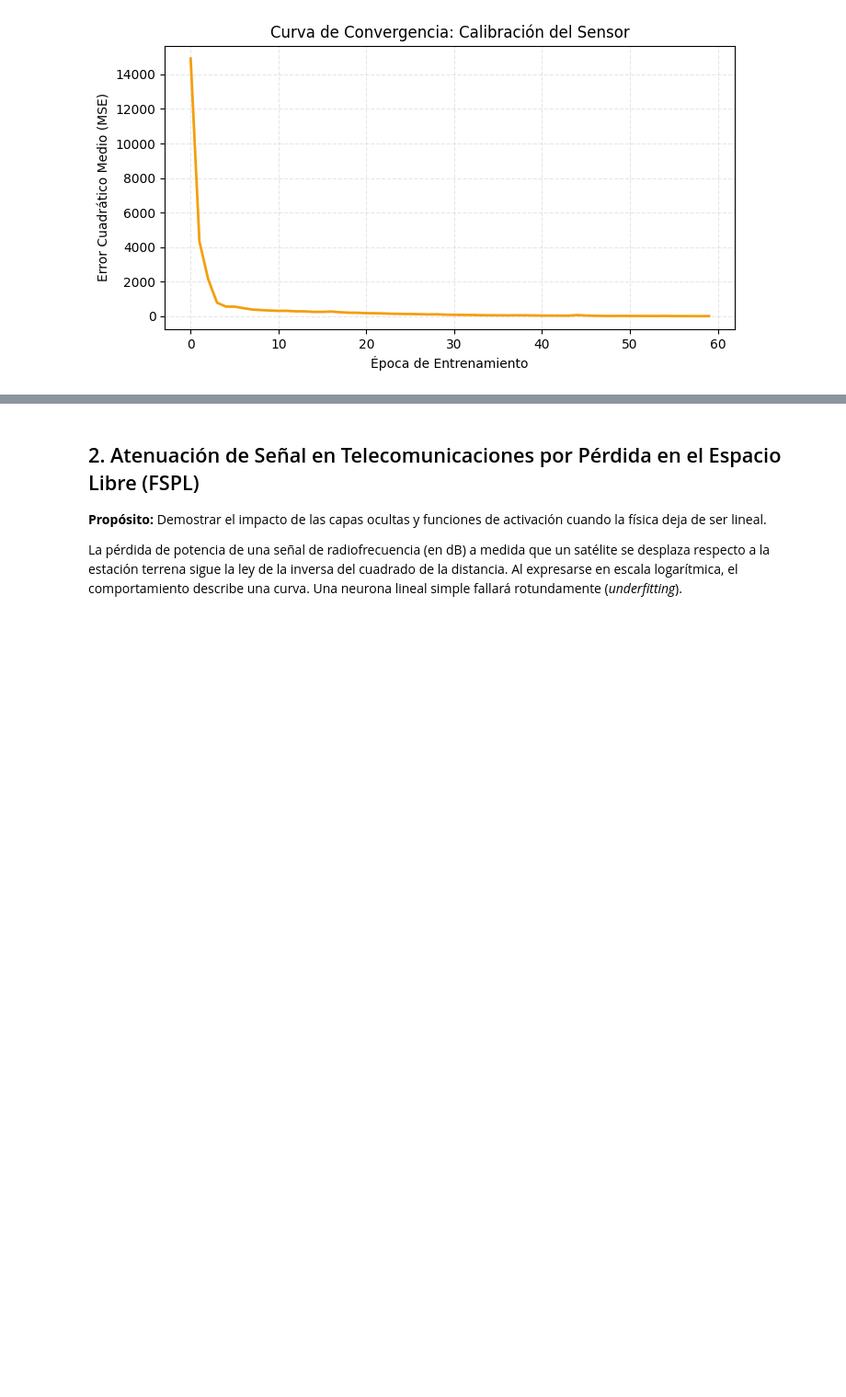
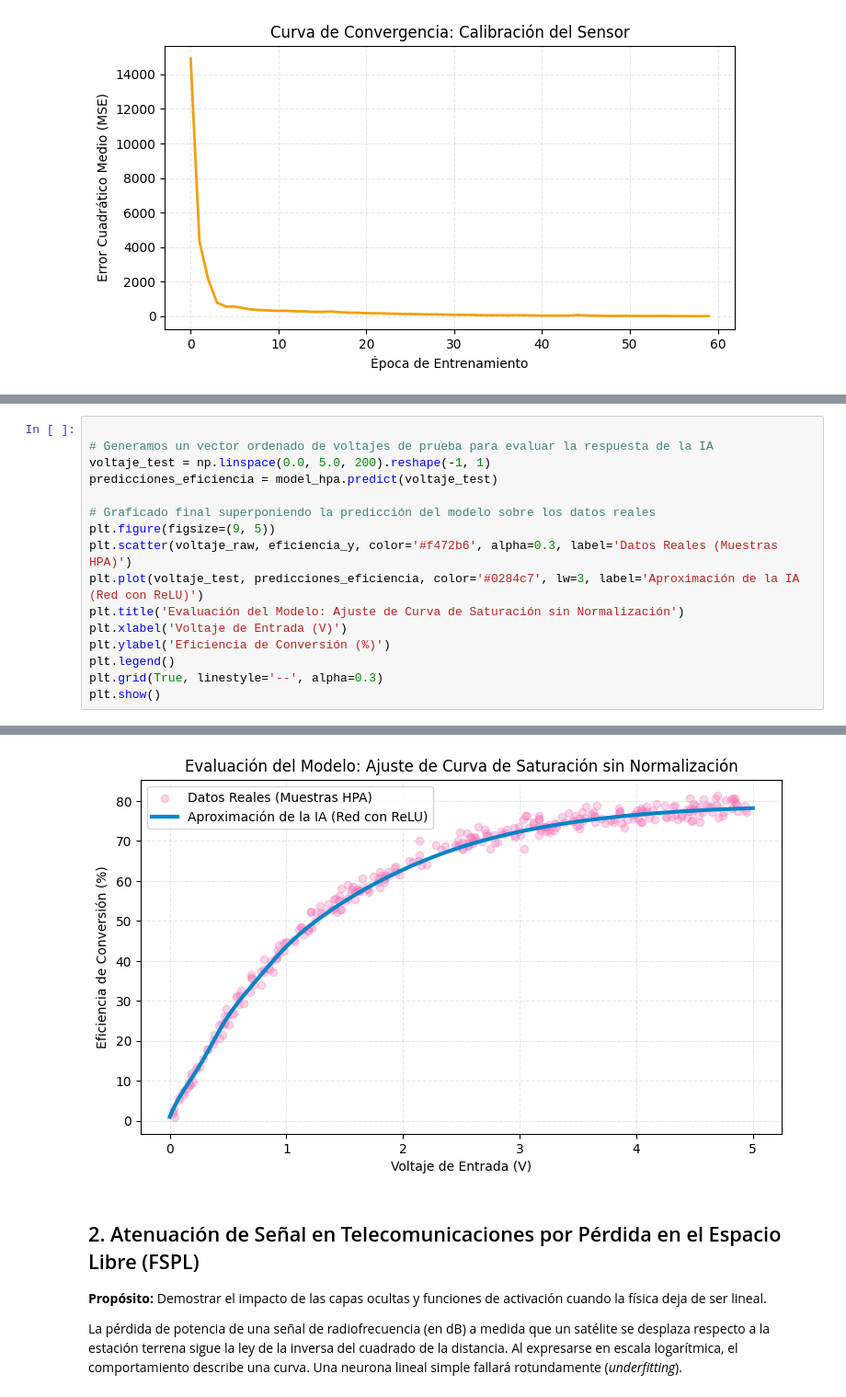
Before and after one commit to hmartinez00/introduccion_nn_python, a Jupyter notebook: notebooks/sesion_1_regresion.ipynb, the cells around one changed output, grey strips where cells are left out. Shown at 92% size. Cells and saved outputs as stored; diff of their text form; blank space fills up the shorter version.

```diff
--- a/notebooks/sesion_1_regresion.ipynb
+++ b/notebooks/sesion_1_regresion.ipynb
@@ -89,0 +150,17 @@ plt.show()
+# %%
+
+# Generamos un vector ordenado de voltajes de prueba para evaluar la respuesta de la IA
+voltaje_test = np.linspace(0.0, 5.0, 200).reshape(-1, 1)
+predicciones_eficiencia = model_hpa.predict(voltaje_test)
+
+# Graficado final superponiendo la predicción del modelo sobre los datos reales
+plt.figure(figsize=(9, 5))
+plt.scatter(voltaje_raw, eficiencia_y, color='#f472b6', alpha=0.3, label='Datos Reales (Muestras HPA)')
+plt.plot(voltaje_test, predicciones_eficiencia, color='#0284c7', lw=3, label='Aproximación de la IA (Red con ReLU)')
+plt.title('Evaluación del Modelo: Ajuste de Curva de Saturación sin Normalización')
+plt.xlabel('Voltaje de Entrada (V)')
+plt.ylabel('Eficiencia de Conversión (%)')
+plt.legend()
+plt.grid(True, linestyle='--', alpha=0.3)
+plt.show()
+# %% [output]
@@ -90,3 +168,4 @@ plt.show()
+[figure, added]
 # %% [markdown]
 ## 2. Atenuación de Señal en Telecomunicaciones por Pérdida en el Espacio Libre (FSPL)
 **Propósito:** Demostrar el impacto de las capas ocultas y funciones de activación cuando la física deja de ser lineal.
```
Also changed, not shown: parts of 7 cells of this notebook.
